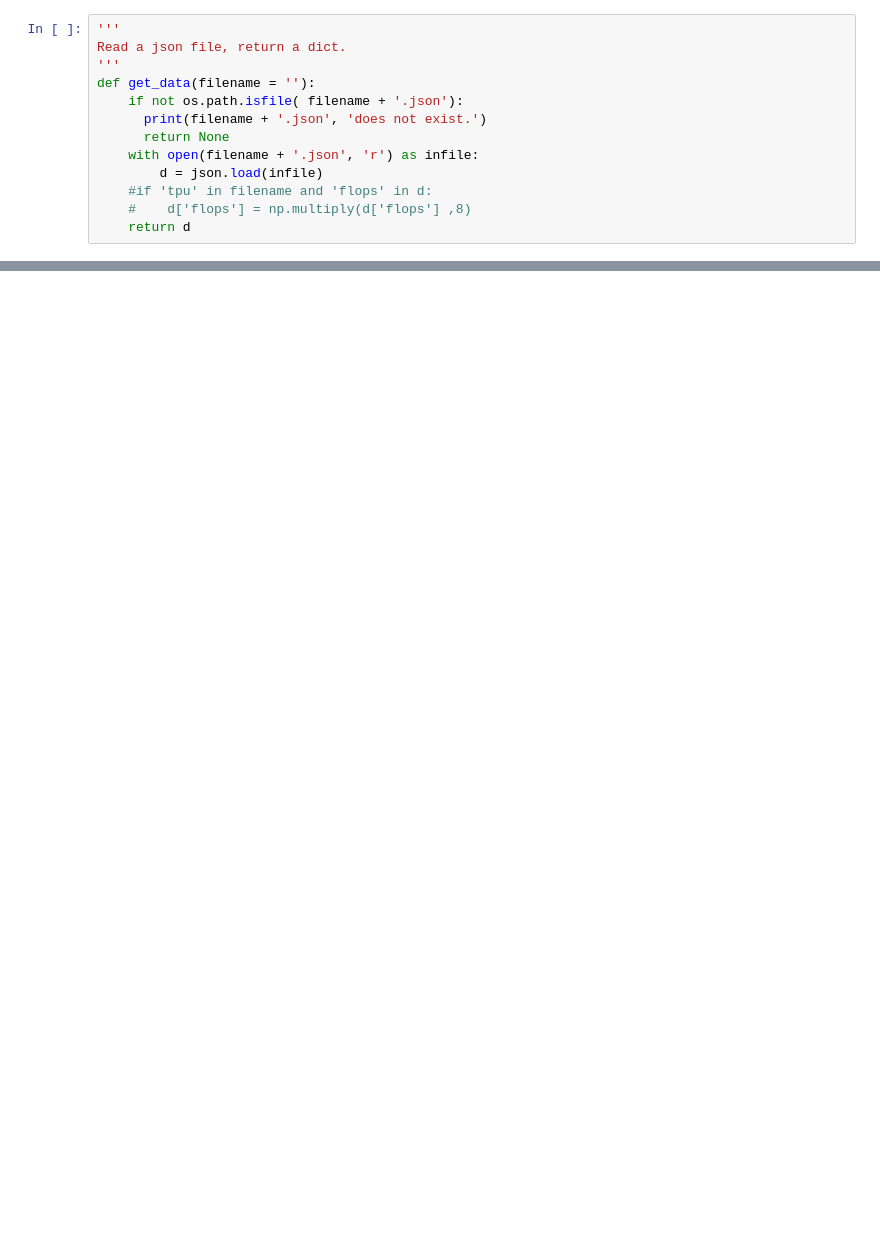
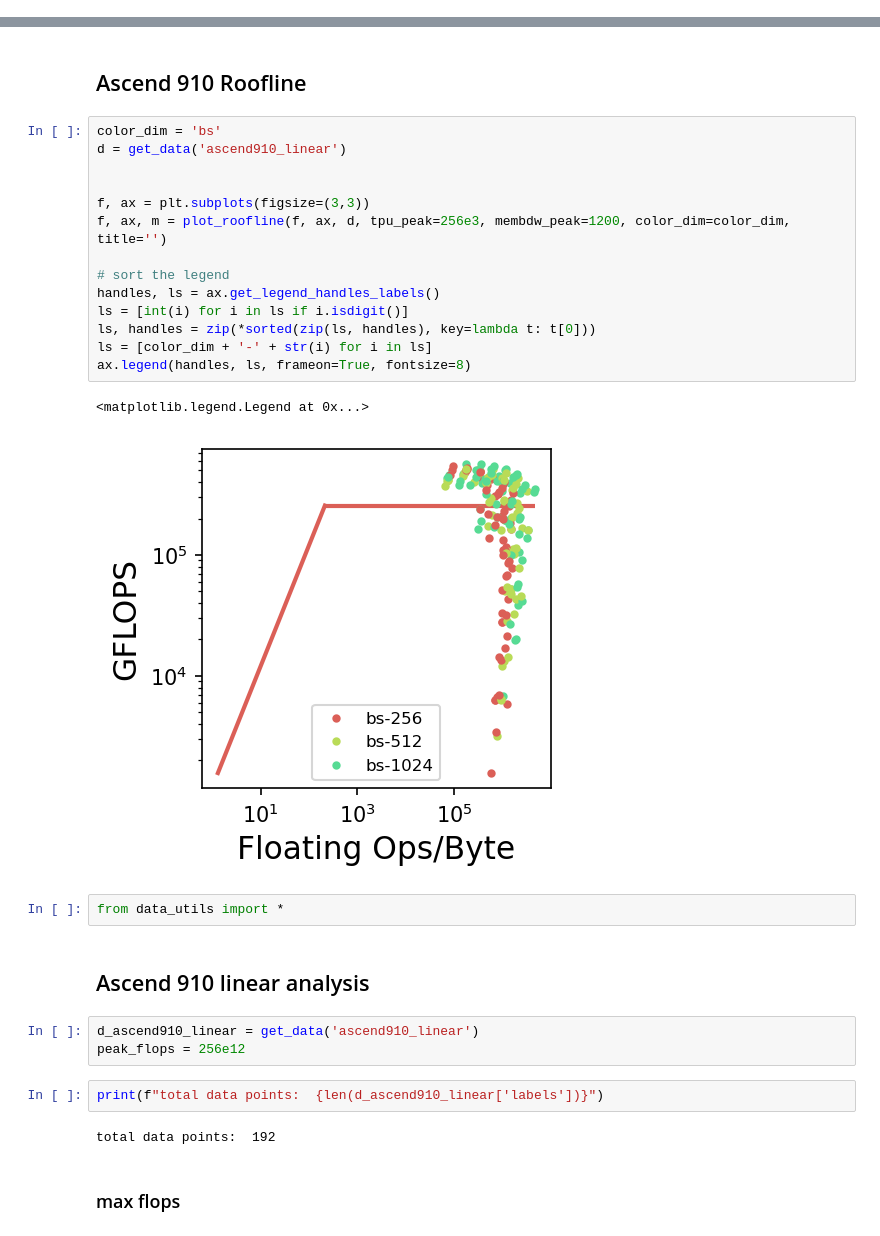
Before and after one commit to luweizheng/nn-bench, a Jupyter notebook: basic-kernels/analysis/plot.ipynb, the cells around one changed output, grey strips where cells are left out. Cells and saved outputs as stored; diff of their text form; blank space fills up the shorter version.

Commit message:
plot ascend910

```diff
--- a/basic-kernels/analysis/plot.ipynb
+++ b/basic-kernels/analysis/plot.ipynb
@@ -20,16 +23,3 @@ colors = sns.color_palette("hls", n_colors=11)
-# %%
-'''
-Read a json file, return a dict.
-'''
-def get_data(filename = ''):
-    if not os.path.isfile( filename + '.json'):
-      print(filename + '.json', 'does not exist.')
-      return None
-    with open(filename + '.json', 'r') as infile:
-        d = json.load(infile)
-    #if 'tpu' in filename and 'flops' in d:
-    #    d['flops'] = np.multiply(d['flops'] ,8)
-    return d
 # %%
 def plot_roofline(f, ax, d, tpu_peak, membdw_peak, \
                   scale='absolute', color_map={}, color_dim='', color=0, thre=1, label='', title=''):
@@ -167 +138,33 @@ flops * [39.29458576 63.36367684 58.41648871 77.76229175 60.07310158 39.30649659
 [figure]
+# %% [markdown]
+## Ascend 910 Roofline
+# %%
+color_dim = 'bs'
+d = get_data('ascend910_linear')
+
+
+f, ax = plt.subplots(figsize=(3,3))
+f, ax, m = plot_roofline(f, ax, d, tpu_peak=256e3, membdw_peak=1200, color_dim=color_dim, title='')
+
+# sort the legend
+handles, ls = ax.get_legend_handles_labels()
+ls = [int(i) for i in ls if i.isdigit()]
+ls, handles = zip(*sorted(zip(ls, handles), key=lambda t: t[0]))
+ls = [color_dim + '-' + str(i) for i in ls]
+ax.legend(handles, ls, frameon=True, fontsize=8)
+# %% [output]
+<matplotlib.legend.Legend at 0x...>
+[figure, added]
+# %%
+from data_utils import *
+# %% [markdown]
+## Ascend 910 linear analysis
+# %%
+d_ascend910_linear = get_data('ascend910_linear')
+peak_flops = 256e12
+# %%
+print(f"total data points:  {len(d_ascend910_linear['labels'])}")
+# %% [output]
+total data points:  192
+# %% [markdown]
+### max flops
```
Also changed, not shown: parts of 18 cells of this notebook, 8 other files.
